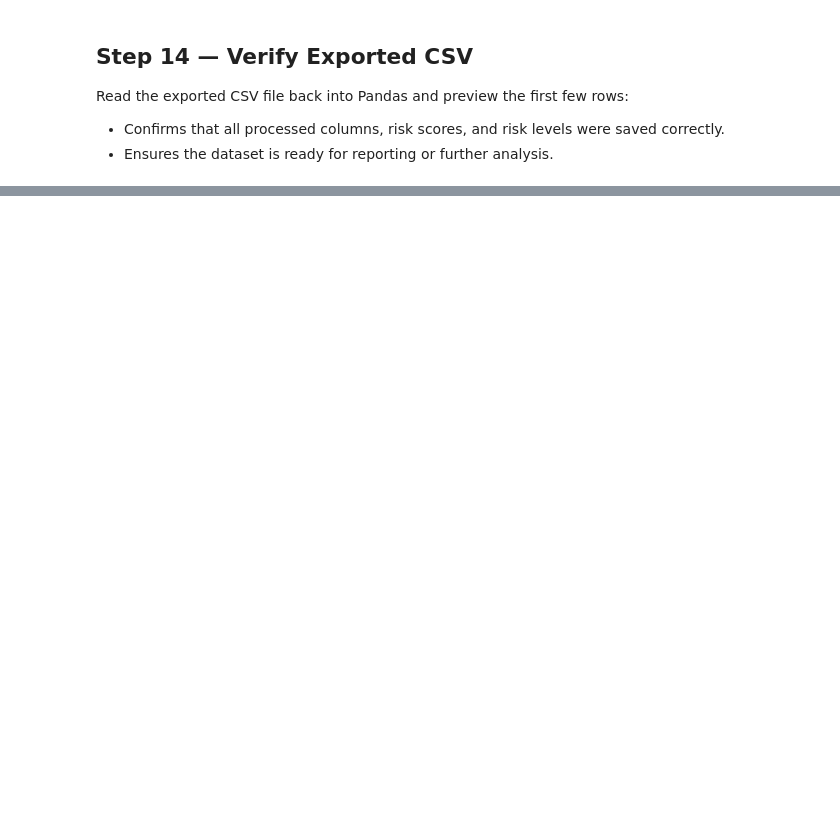
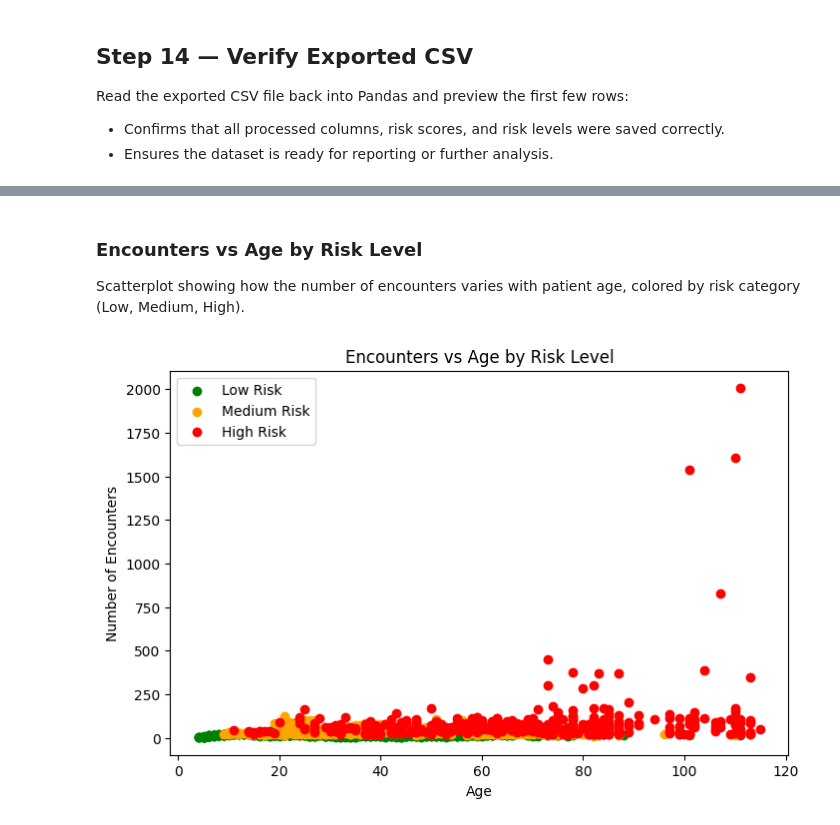
Before and after one commit to asadqureshi12/Clinical_Risk_Analysis, a Jupyter notebook: Clinical_Risk_Analysis.ipynb, the cells around one changed output, grey strips where cells are left out. Saved outputs shown, nothing was run; the diff lists cells and outputs as text; code cells hidden in the pictures; blank space fills up the shorter version.

```diff
--- a/Clinical_Risk_Analysis.ipynb
+++ b/Clinical_Risk_Analysis.ipynb
@@ -393,0 +388,23 @@ pd.read_csv("Clinical_Risk_Analysis_Output.csv").head()
+# %% [markdown]
+### Encounters vs Age by Risk Level
+Scatterplot showing how the number of encounters varies with patient age, colored by risk category (Low, Medium, High).
+# %%
+# Separate the data by risk level
+low_risk = analysis_table[analysis_table["risk_level"]=="Low"]
+medium_risk = analysis_table[analysis_table["risk_level"]=="Medium"]
+high_risk = analysis_table[analysis_table["risk_level"]=="High"]
+
+plt.figure(figsize=(8,5))
+
+# Plot each risk group
+plt.scatter(low_risk["age"], low_risk["encounter_count"], color='green', label='Low Risk')
+plt.scatter(medium_risk["age"], medium_risk["encounter_count"], color='orange', label='Medium Risk')
+plt.scatter(high_risk["age"], high_risk["encounter_count"], color='red', label='High Risk')
+
+plt.title("Encounters vs Age by Risk Level")
+plt.xlabel("Age")
+plt.ylabel("Number of Encounters")
+plt.legend()
+plt.show()
+# %% [output]
+[figure, added]
```
Also changed, not shown: parts of 16 cells of this notebook, 1 other file.
